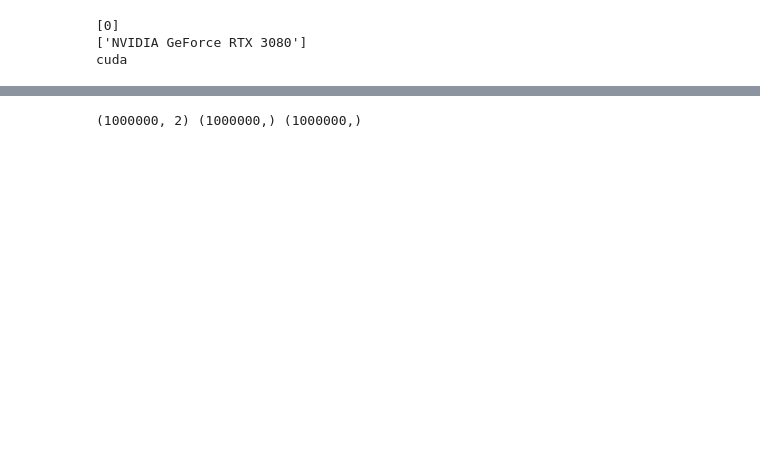
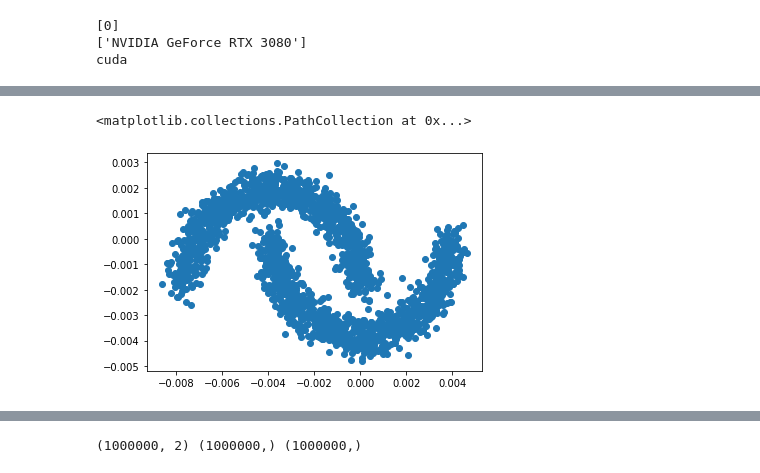
Before and after one commit to BeopGyu/MetaPseudoLabel_TwoMoon, a Jupyter notebook: 230306_TwoMoon.ipynb, the cells around one changed output, grey strips where cells are left out. Drawn from its saved outputs; the diff is of its cells as text; code cells hidden in the pictures; blank space fills up the shorter version.

```diff
--- a/230306_TwoMoon.ipynb
+++ b/230306_TwoMoon.ipynb
@@ -42,3 +43,12 @@ plt.scatter(points_l[:,0],points_l[:,1])
+# %%
+mean = 0
+std = 0.01
+
+point_noise = points * random.gauss(mu=mean, sigma=std)
+plt.scatter(point_noise[:,0],point_noise[:,1])
+# %% [output]
+<matplotlib.collections.PathCollection at 0x...>
+[figure, added]
 # %%
 class TMClassifier(nn.Module):
     def __init__(self) -> None:
```
Also changed, not shown: parts of 12 cells of this notebook.
